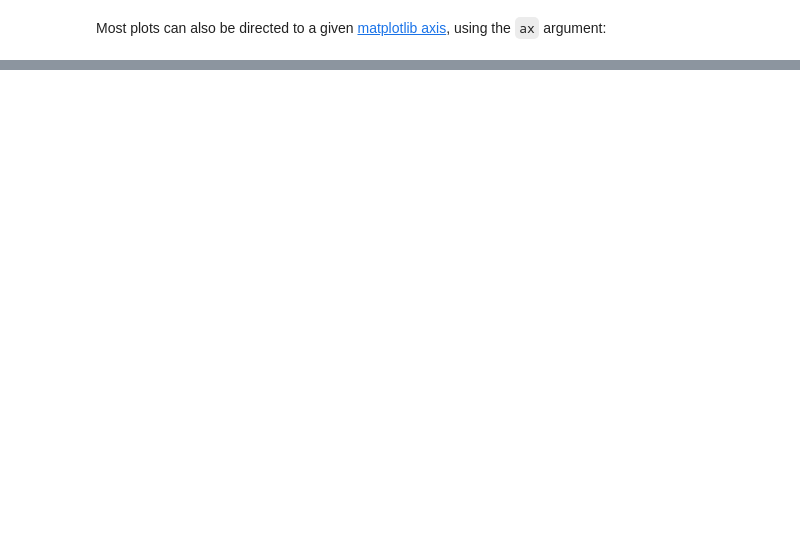
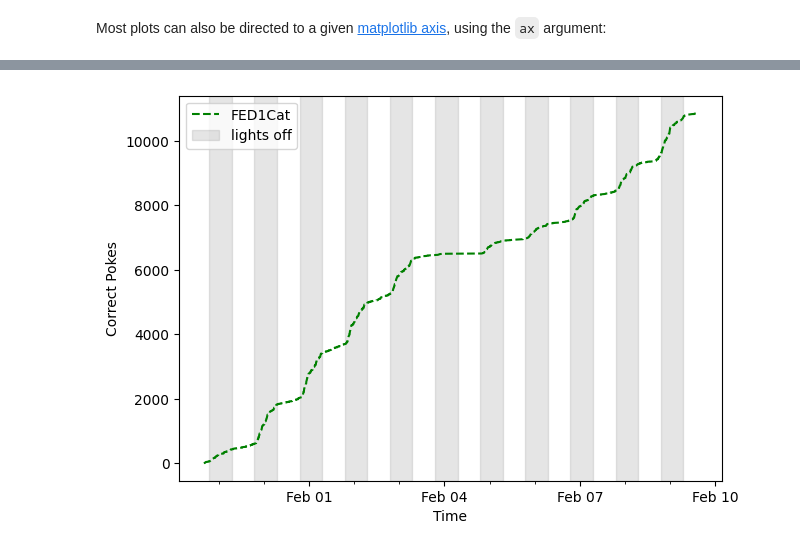
Before and after one commit to earnestt1234/fed3, a Jupyter notebook: docs/plots_getting_started.ipynb, the cells around one changed output, grey strips where cells are left out. Drawn from its saved outputs; the diff is of its cells as text; code cells hidden in the pictures; blank space fills up the shorter version.

```diff
--- a/docs/plots_getting_started.ipynb
+++ b/docs/plots_getting_started.ipynb
@@ -121,0 +126,5 @@ plt.show()
+# %%
+fplot.line(f, y='correct_pokes', color='green', linestyle='dashed')
+plt.show()
+# %% [output]
+[figure, added]
```
Also changed, not shown: parts of 13 cells of this notebook, 19 other files.
